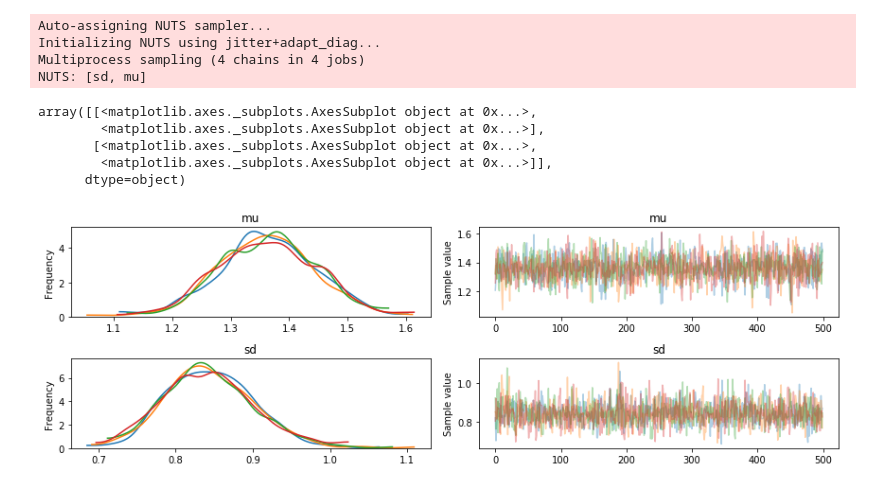
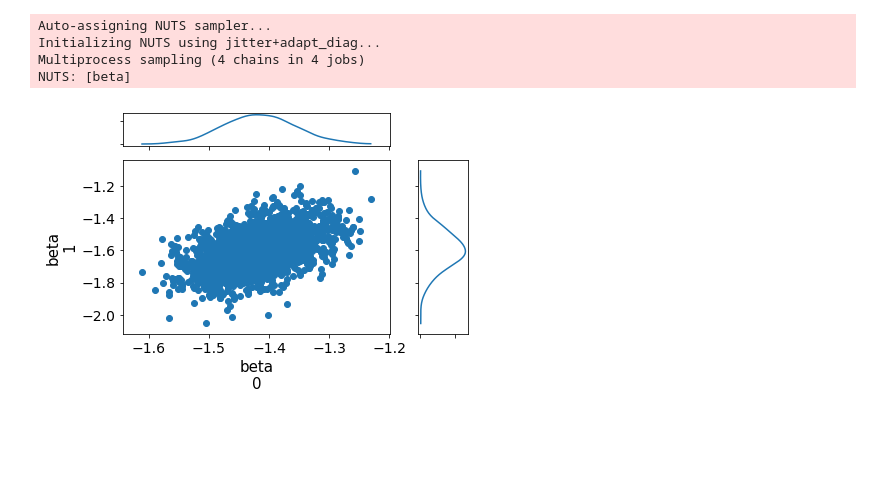
Before and after one commit to christiaanjs/pylo, a Jupyter notebook: scripts/diagnostics.ipynb, the cells around one changed output. Cells and saved outputs as stored; diff of their text form; code cells hidden in the pictures; blank space fills up the shorter version.

Commit message:
Pymc: Convergence checks and fullrank in diagnostic notebook

```diff
--- a/scripts/diagnostics.ipynb
+++ b/scripts/diagnostics.ipynb
@@ -12,0 +10,8 @@ x = np.random.normal(mu, sd, size=n)
+# %%
+from sklearn.datasets import make_spd_matrix
+
+n = 100
+mus = np.random.normal(size=2)
+cov = make_spd_matrix(n_dim=2)
+X = np.random.multivariate_normal(mean=mus, cov=cov, size=n)
+plt.scatter(X[:, 0], X[:, 1])
@@ -12,0 +21,5 @@ x = np.random.normal(mu, sd, size=n)
+# %%
+beta = np.random.normal(size=2)
+eta = X.dot(beta)
+y = np.random.normal(loc=eta)
+plt.hist(y)
@@ -13,8 +33,8 @@ x = np.random.normal(mu, sd, size=n)
 # %%
 with pm.Model() as model:
-    mu_ = pm.Normal('mu')
-    sd_ = pm.HalfNormal('sd')
-    x_ = pm.Normal('x', mu=mu_, sd=sd_, observed=x)
+    beta_ = pm.Normal('beta', shape=2)
+    eta_ = tt.dot(X, beta_)
+    y_ = pm.Normal('y', mu=eta_, observed=y)
 
 model
 # %% [output]
@@ -24,7 +44,2 @@ $$
             \end{array}
             $$
-# %%
-with model:
-    fit = pm.fit(n=1000)
-
-plt.plot(fit.hist)
@@ -35,16 +46,12 @@ Finished [100%]: Average Loss = 582.3
 # %%
 with model:
     trace = pm.sample()
 
-pm.traceplot(trace)
+inf_data = az.from_pymc3(trace=trace)
+az.plot_joint(inf_data, var_names=['beta']);
 # %% [output]
 Auto-assigning NUTS sampler...
 Initializing NUTS using jitter+adapt_diag...
 Multiprocess sampling (4 chains in 4 jobs)
-NUTS: [sd, mu]
+NUTS: [beta]
-array([[<matplotlib.axes._subplots.AxesSubplot object at 0x...>,
-        <matplotlib.axes._subplots.AxesSubplot object at 0x...>],
-       [<matplotlib.axes._subplots.AxesSubplot object at 0x...>,
-        <matplotlib.axes._subplots.AxesSubplot object at 0x...>]],
-      dtype=object)
-[figure, old version]
+[figure, new version]
```
Also changed, not shown: parts of 16 cells of this notebook.
